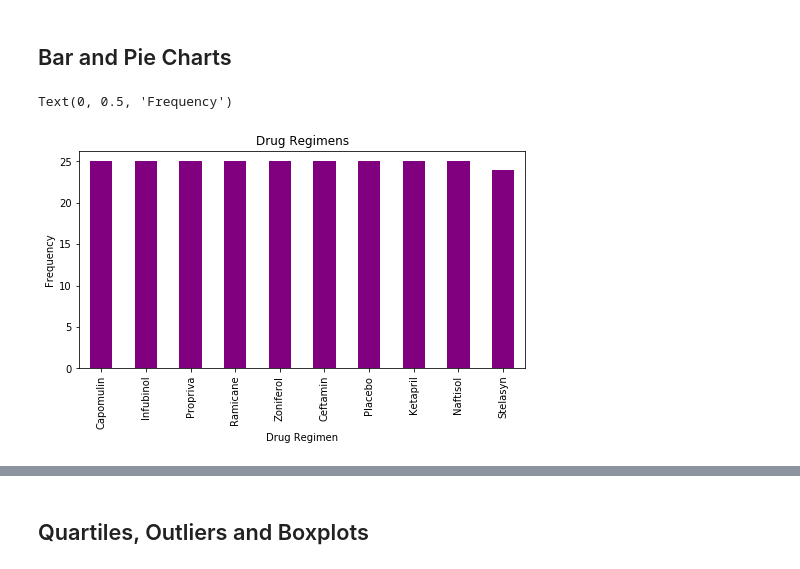
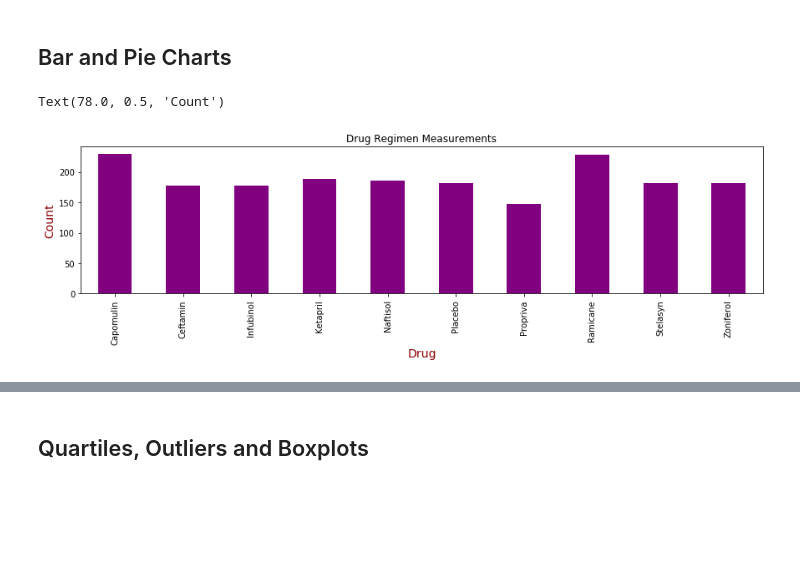
Before and after one commit to manny-p/matplotlib-challenge, a Jupyter notebook: Pymaceuticals/pymaceuticals_starter.ipynb, the cells around one changed output, grey strips where cells are left out. Drawn from its saved outputs; the diff is of its cells as text; code cells hidden in the pictures; blank space fills up the shorter version.

Commit message:
refactor summary statistics, add bar plot with pandas and pyplot

```diff
--- a/Pymaceuticals/pymaceuticals_starter.ipynb
+++ b/Pymaceuticals/pymaceuticals_starter.ipynb
@@ -82,3 +126,8 @@ df_duplicated
 # %%
 # Create a clean DataFrame by dropping the duplicate mouse by its ID.
-df_dedupe = df_combined.drop_duplicates(subset=['Mouse ID'])
+df_combined.drop_duplicates(keep=False, inplace=True)
+
+df_reset = df_combined.reset_index().set_index('Mouse ID')
+
+df_clean = df_reset.drop(['g989']).reset_index()
+df_clean
@@ -148,23 +212,29 @@ Name: Tumor Volume (mm3), dtype: float64
 ## Bar and Pie Charts
 # %%
 # Generate a bar plot showing the total number of measurements taken on each drug regimen using pandas.
-f = 'data/Mouse_metadata.csv'
-d = pd.read_csv(f)
-df = pd.DataFrame(d)
-measurements = df['Drug Regimen'].value_counts().plot(
+
+
+
+title = 'Drug Regimen Measurements'
+
+df_measurements = df_clean.groupby(['Drug Regimen']).count()['Mouse ID']
+
+df_measurements.plot(
     kind='bar',
-    title='Drug Regimens',
+    title=title,
     color='purple',
-    figsize=(8,4),
+    figsize=(12,4),
 )
 
-xlabel = 'Drug Regimen'
-ylabel = 'Frequency'
+x = 'Drug'
+y = 'Count'
 
-measurements.set_xlabel(xlabel)
-measurements.set_ylabel(ylabel)
+
+plt.tight_layout(pad=1.08, h_pad=None, w_pad=None, rect=None)
+plt.xlabel(x, color='darkred', size=14)
+plt.ylabel(y, color='darkred', size=14)
 # %% [output]
-Text(0, 0.5, 'Frequency')
+Text(78.0, 0.5, 'Count')
-[figure, old version]
+[figure, new version]
 # %%
 # Generate a bar plot showing the total number of measurements taken on each drug regimen using pyplot.
```
Also changed, not shown: parts of 12 cells of this notebook.
